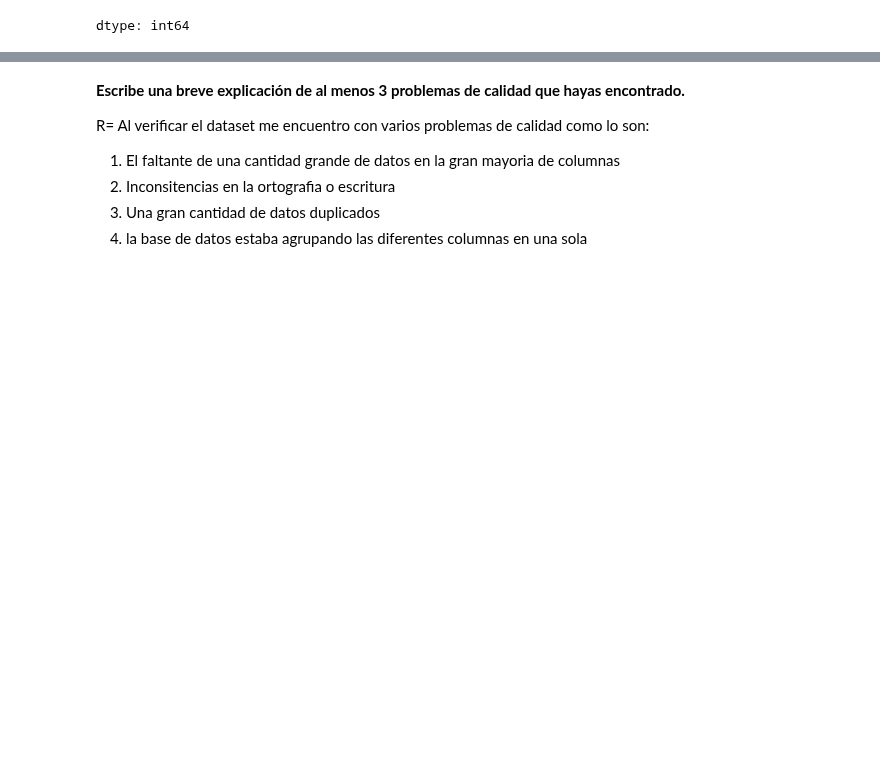
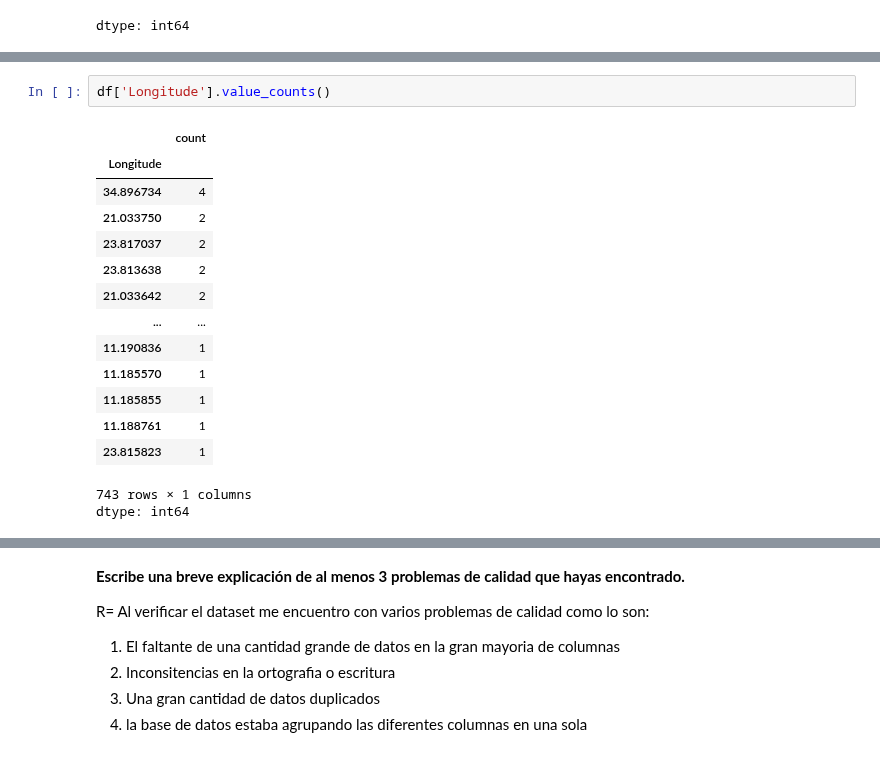
Before and after one commit to juanalvarez2491-web/Entregables-BIT-JuanCarlosAlvarezOchoa, a Jupyter notebook: Actividad_2_Limpieza_y_análisis_de_datos_con_Pandas_+_NumPy.ipynb, the cells around one changed output, grey strips where cells are left out. Drawn from its saved outputs; the diff is of its cells as text; blank space fills up the shorter version.

```diff
--- a/Actividad_2_Limpieza_y_análisis_de_datos_con_Pandas_+_NumPy.ipynb
+++ b/Actividad_2_Limpieza_y_análisis_de_datos_con_Pandas_+_NumPy.ipynb
@@ -182,0 +224,18 @@ dtype: int64
+# %%
+df['Longitude'].value_counts()
+# %% [output]
+|  | count |
+| Longitude |  |
+| 34.896734 | 4 |
+| 21.033750 | 2 |
+| 23.817037 | 2 |
+| 23.813638 | 2 |
+| 21.033642 | 2 |
+| ... | ... |
+| 11.190836 | 1 |
+| 11.185570 | 1 |
+| 11.185855 | 1 |
+| 11.188761 | 1 |
+| 23.815823 | 1 |
+743 rows × 1 columns
+dtype: int64
```
Also changed, not shown: parts of 15 cells of this notebook.
